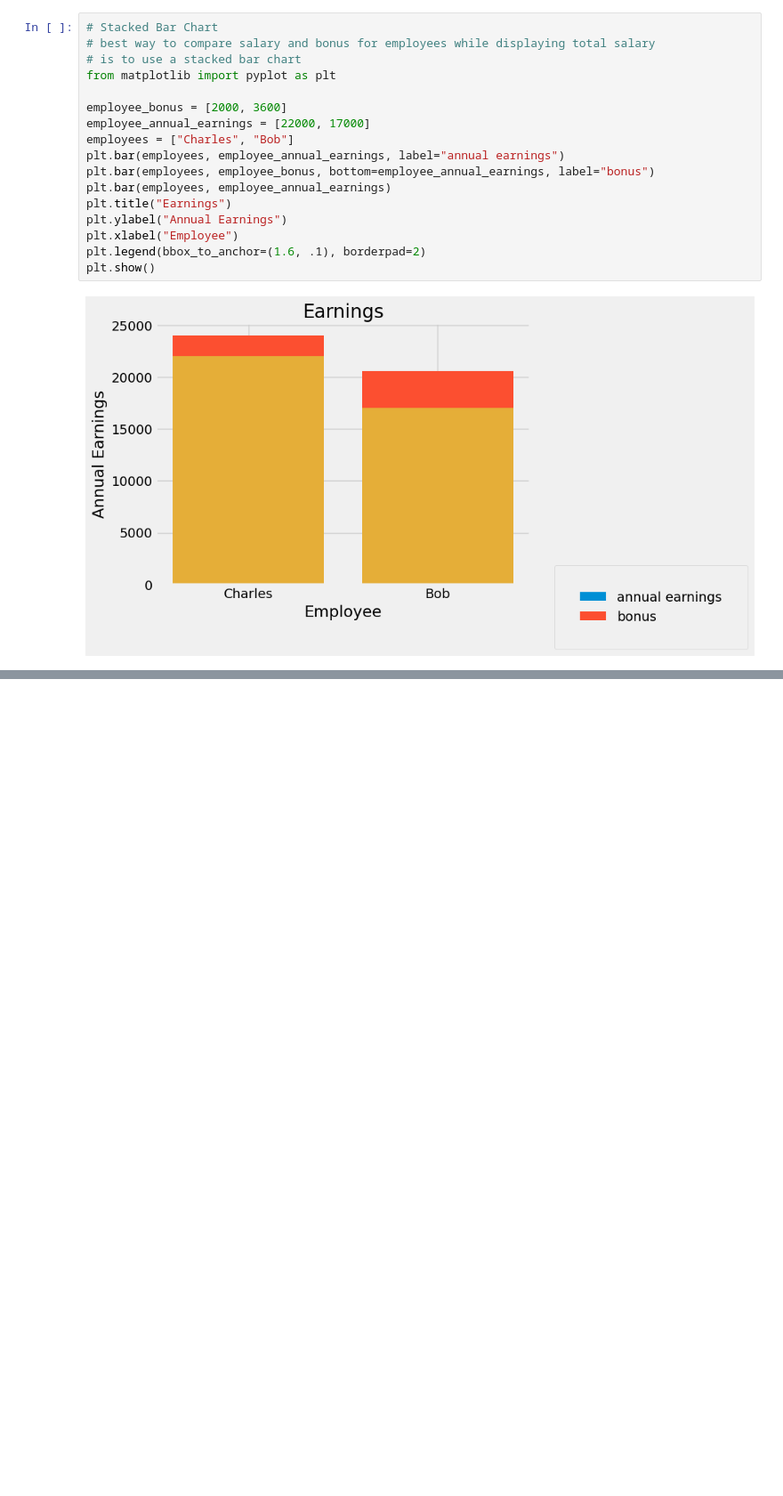
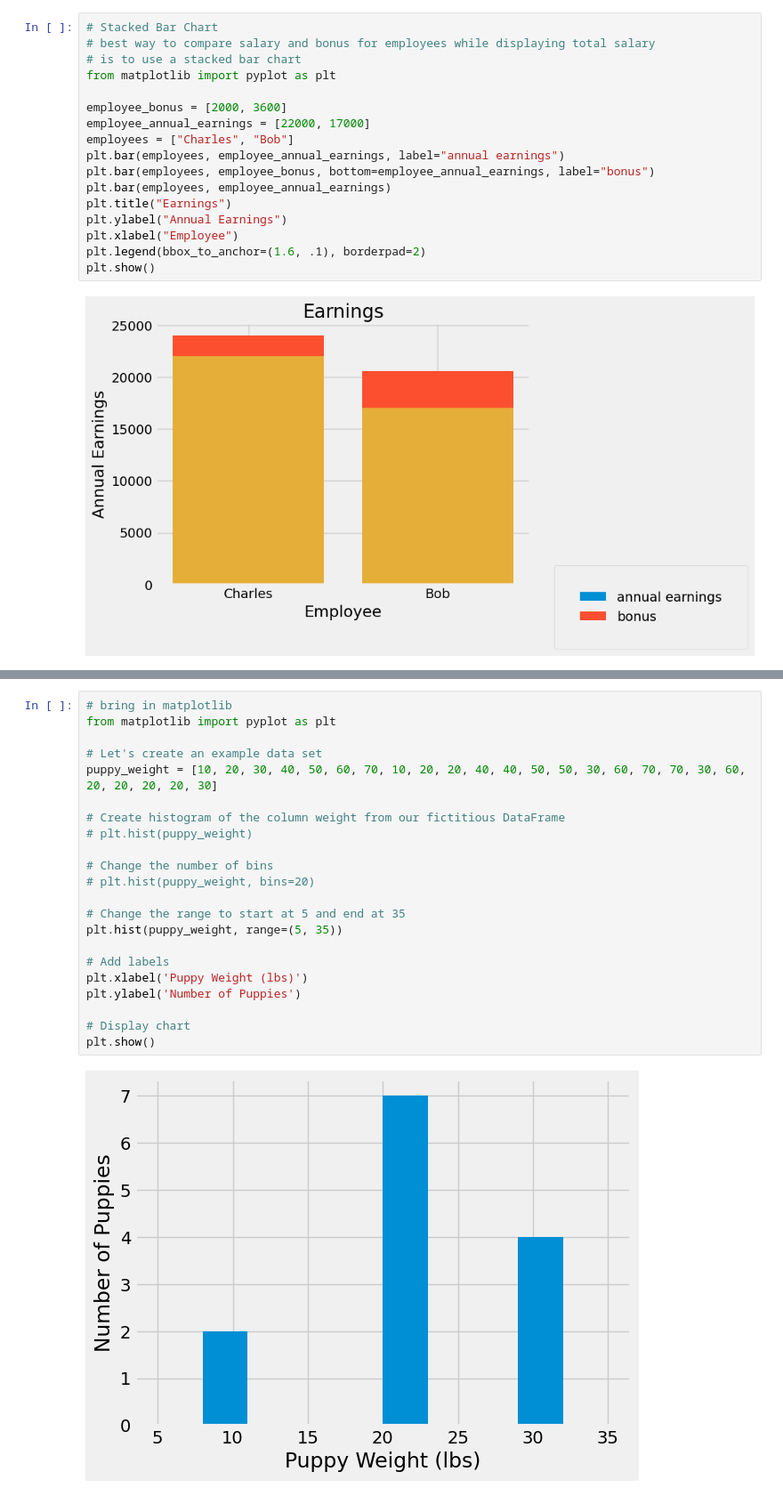
Before and after one commit to hessifer/DataScienceAIML, a Jupyter notebook: learning_pandas.ipynb, the cells around one changed output, grey strips where cells are left out. Shown at 89% size. Cells and saved outputs as stored; diff of their text form; blank space fills up the shorter version.

Commit message:
updated to cover histograms

```diff
--- a/learning_pandas.ipynb
+++ b/learning_pandas.ipynb
@@ -840,0 +881,24 @@ plt.show()
+# %%
+# bring in matplotlib
+from matplotlib import pyplot as plt
+
+# Let's create an example data set
+puppy_weight = [10, 20, 30, 40, 50, 60, 70, 10, 20, 20, 40, 40, 50, 50, 30, 60, 70, 70, 30, 60, 20, 20, 20, 20, 30]
+
+# Create histogram of the column weight from our fictitious DataFrame
+# plt.hist(puppy_weight)
+
+# Change the number of bins
+# plt.hist(puppy_weight, bins=20)
+
+# Change the range to start at 5 and end at 35
+plt.hist(puppy_weight, range=(5, 35))
+
+# Add labels
+plt.xlabel('Puppy Weight (lbs)')
+plt.ylabel('Number of Puppies')
+
+# Display chart
+plt.show()
+# %% [output]
+[figure, added]
```
Also changed, not shown: parts of 3 cells of this notebook.
